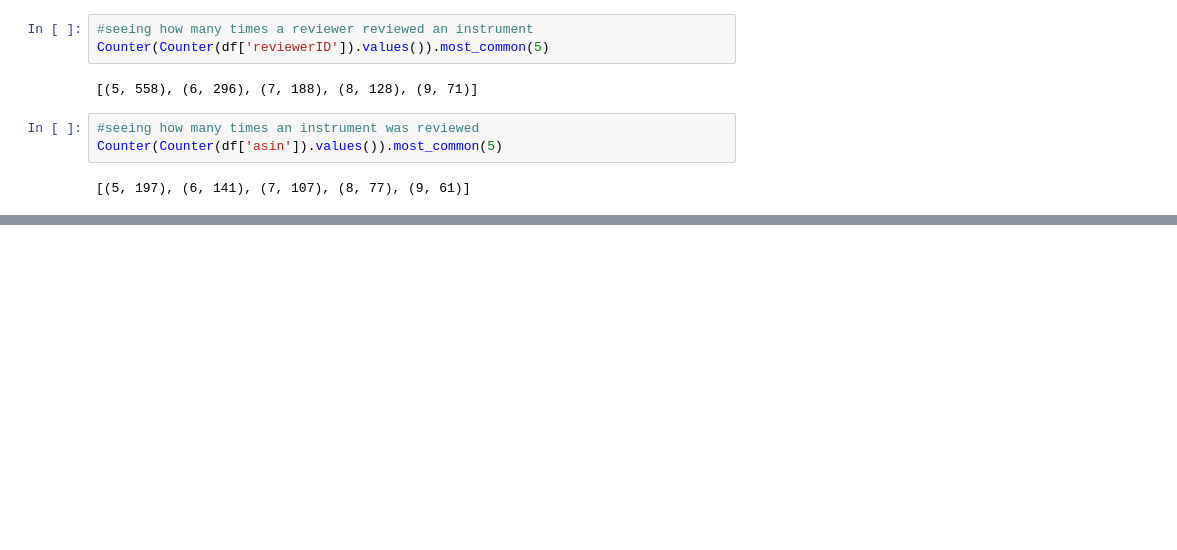
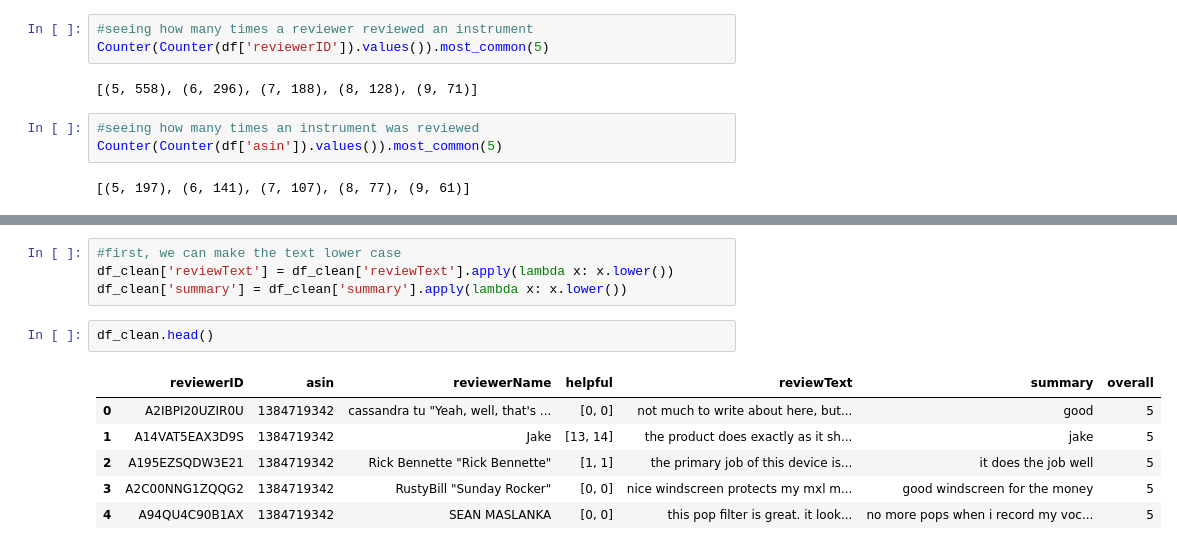
Before and after one commit to RavinderRai/amazon_instrument_sentiment_analysis, a Jupyter notebook: notebooks/Data_Wrangling_and_EDA.ipynb, the cells around one changed output, grey strips where cells are left out. Saved outputs shown, nothing was run; the diff lists cells and outputs as text; blank space fills up the shorter version.

Commit message:
about half way done this notebook

```diff
--- a/notebooks/Data_Wrangling_and_EDA.ipynb
+++ b/notebooks/Data_Wrangling_and_EDA.ipynb
@@ -108,0 +143,13 @@ So the simple division was naive indeed, as both of these cases had about 5-9 re
+# %%
+#first, we can make the text lower case
+df_clean['reviewText'] = df_clean['reviewText'].apply(lambda x: x.lower())
+df_clean['summary'] = df_clean['summary'].apply(lambda x: x.lower())
+# %%
+df_clean.head()
+# %% [output]
+|  | reviewerID | asin | reviewerName | helpful | reviewText | summary | overall |
+| 0 | A2IBPI20UZIR0U | 1384719342 | cassandra tu "Yeah, well, that's ... | [0, 0] | not much to write about here, but... | good | 5 |
+| 1 | A14VAT5EAX3D9S | 1384719342 | Jake | [13, 14] | the product does exactly as it sh... | jake | 5 |
+| 2 | A195EZSQDW3E21 | 1384719342 | Rick Bennette "Rick Bennette" | [1, 1] | the primary job of this device is... | it does the job well | 5 |
+| 3 | A2C00NNG1ZQQG2 | 1384719342 | RustyBill "Sunday Rocker" | [0, 0] | nice windscreen protects my mxl m... | good windscreen for the money | 5 |
+| 4 | A94QU4C90B1AX | 1384719342 | SEAN MASLANKA | [0, 0] | this pop filter is great. it look... | no more pops when i record my voc... | 5 |
```
Also changed, not shown: parts of 11 cells of this notebook.
